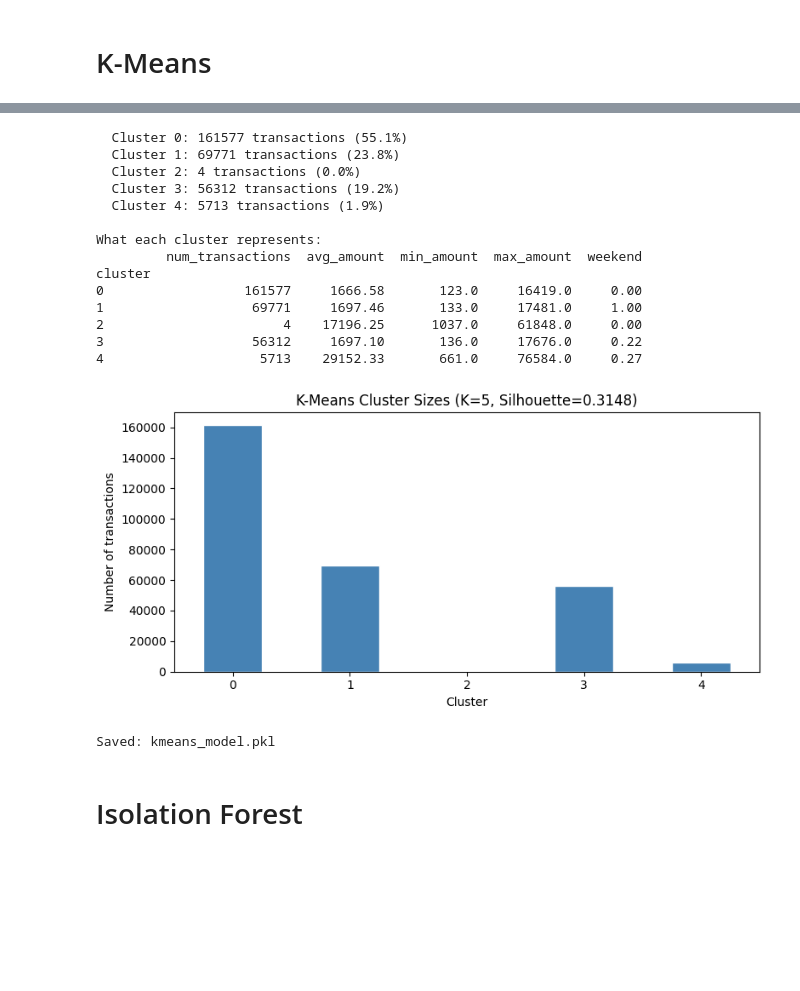
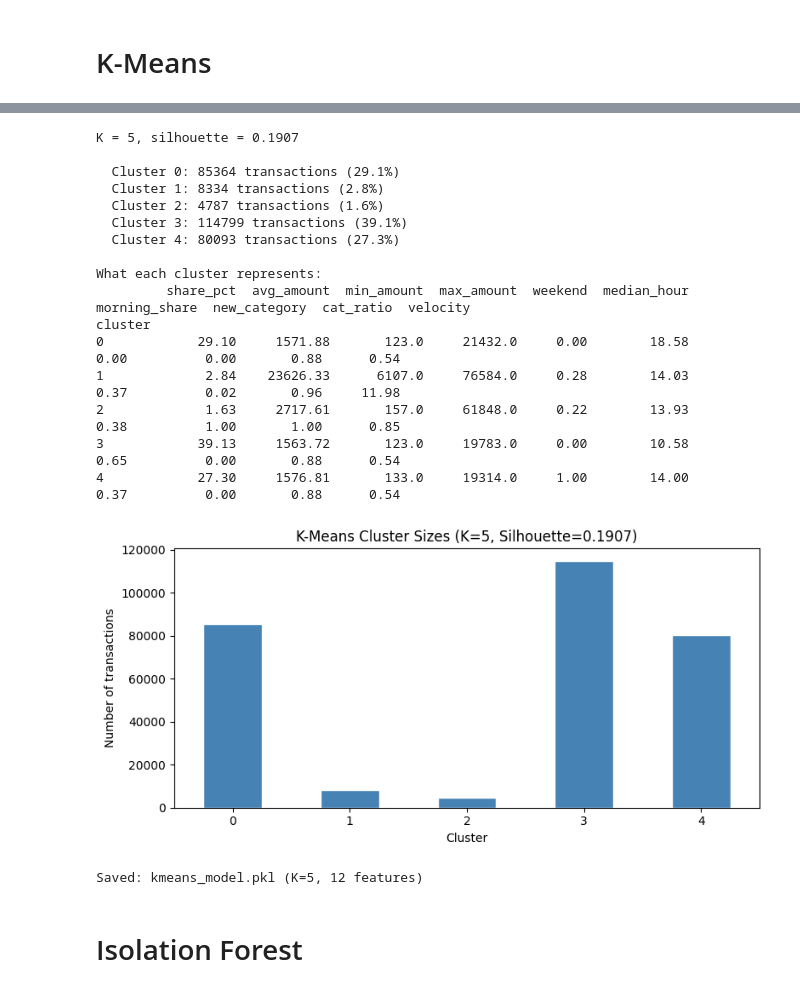
Before and after one commit to LincyMuema/SpendingAnalysis, a Jupyter notebook: notebooks/model_training.ipynb, the cells around one changed output, grey strips where cells are left out. Saved outputs shown, nothing was run; the diff lists cells and outputs as text; code cells hidden in the pictures; blank space fills up the shorter version.

Commit message:
Retrained model with time-day feature

```diff
--- a/notebooks/model_training.ipynb
+++ b/notebooks/model_training.ipynb
@@ -33,13 +33,12 @@ Mounted at /content/drive
 # %%
 # Scaling
 features_clustering = [
-    'amount', 'category_encoded', 'day_of_week',
-    'week_of_month', 'is_weekend', '7day_spend',
-    '30day_avg', 'spending_velocity'
+    'amount', 'cat_share', 'cat_amount_ratio', 'is_new_category',
+    'day_of_week', 'week_of_month', 'is_weekend',
+    '7day_spend', '30day_avg', 'spending_velocity',
+    'hour_sin', 'hour_cos',
 ]
-
 X_cluster = clustering_data[features_clustering].values
-
 scaler_clustering = StandardScaler()
 X_cluster_scaled  = scaler_clustering.fit_transform(X_cluster)
 
@@ -90,59 +89,66 @@ K=10  Inertia=783913.37  Silhouette=0.2342
 # %%
-# Training use the optimal K
+# Train the model
 optimal_K = 5
 
 kmeans = KMeans(n_clusters=optimal_K, random_state=42, n_init=10)
 kmeans.fit(X_cluster_scaled)
-
 sil_score = silhouette_score(X_cluster_scaled, kmeans.labels_, sample_size=10000, random_state=42)
+print(f'K = {optimal_K}, silhouette = {sil_score:.4f}\n')
 
 # Cluster sizes
 cluster_sizes = pd.Series(kmeans.labels_).value_counts().sort_index()
-print()
 for cluster, count in cluster_sizes.items():
     print(f'  Cluster {cluster}: {count} transactions ({count/len(kmeans.labels_)*100:.1f}%)')
 
-# Cluster summary in real KES values
-clustering_data['cluster'] = kmeans.labels_
-cluster_summary = clustering_data.groupby('cluster').agg(
-    num_transactions = ('amount', 'count'),
-    avg_amount   = ('amount', 'mean'),
-    min_amount   = ('amount', 'min'),
-    max_amount   = ('amount', 'max'),
-    weekend      = ('is_weekend', 'mean')
+# What each cluster represents (real KES values and time of day)
+prof = clustering_data.copy()
+prof['cluster'] = kmeans.labels_
+prof['hour'] = (np.degrees(np.arctan2(prof['hour_sin'], prof['hour_cos'])) % 360) / 15
+summary = prof.groupby('cluster').agg(
+    share_pct     = ('amount', lambda s: len(s) / len(prof) * 100),
+    avg_amount    = ('amount', 'mean'),
+    min_amount    = ('amount', 'min'),
+    max_amount    = ('amount', 'max'),
+    weekend       = ('is_weekend', 'mean'),
+    median_hour   = ('hour', 'median'),
+    morning_share = ('hour', lambda h: ((h >= 5) & (h < 12)).mean()),
+    new_category  = ('is_new_category', 'mean'),
+    cat_ratio     = ('cat_amount_ratio', 'median'),
+    velocity      = ('spending_velocity', 'median'),
 ).round(2)
+print('\nWhat each cluster represents:')
+print(summary.to_string())
 
-print('\nWhat each cluster represents:')
-print(cluster_summary)
-
-# Bar chart plot
+# Bar chart of cluster sizes
 cluster_sizes.plot(kind='bar', figsize=(8, 4),
     title=f'K-Means Cluster Sizes (K={optimal_K}, Silhouette={sil_score:.4f})',
     color='steelblue', edgecolor='white')
 plt.xlabel('Cluster')
 plt.ylabel('Number of transactions')
 plt.xticks(rotation=0)
 plt.tight_layout()
 plt.show()
 
 joblib.dump(kmeans, 'kmeans_model.pkl')
-print('Saved: kmeans_model.pkl')
+print(f'Saved: kmeans_model.pkl (K={kmeans.n_clusters}, {kmeans.n_features_in_} features)')
 # %% [output]
-  Cluster 0: 161577 transactions (55.1%)
-  Cluster 1: 69771 transactions (23.8%)
-  Cluster 2: 4 transactions (0.0%)
-  Cluster 3: 56312 transactions (19.2%)
-  Cluster 4: 5713 transactions (1.9%)
+K = 5, silhouette = 0.1907
+
+  Cluster 0: 85364 transactions (29.1%)
+  Cluster 1: 8334 transactions (2.8%)
+  Cluster 2: 4787 transactions (1.6%)
+  Cluster 3: 114799 transactions (39.1%)
+  Cluster 4: 80093 transactions (27.3%)
 
 What each cluster represents:
-         num_transactions  avg_amount  min_amount  max_amount  weekend
+         share_pct  avg_amount  min_amount  max_amount  weekend  median_hour  morning_share  new_category  cat_ratio  velocity
 cluster
-0                  161577     1666.58       123.0     16419.0     0.00
-1                   69771     1697.46       133.0     17481.0     1.00
-2                       4    17196.25      1037.0     61848.0     0.00
-3                   56312     1697.10       136.0     17676.0     0.22
-4                    5713    29152.33       661.0     76584.0     0.27
+0            29.10     1571.88       123.0     21432.0     0.00        18.58           0.00          0.00       0.88      0.54
+1             2.84    23626.33      6107.0     76584.0     0.28        14.03           0.37          0.02       0.96     11.98
+2             1.63     2717.61       157.0     61848.0     0.22        13.93           0.38          1.00       1.00      0.85
+3            39.13     1563.72       123.0     19783.0     0.00        10.58           0.65          0.00       0.88      0.54
+4            27.30     1576.81       133.0     19314.0     1.00        14.00           0.37          0.00       0.88      0.54
-[figure, old version]
+[figure, new version]
-Saved: kmeans_model.pkl
+Saved: kmeans_model.pkl (K=5, 12 features)
 # %% [markdown]
 # Isolation Forest
```
Also changed, not shown: parts of 17 cells of this notebook, 11 other files.
